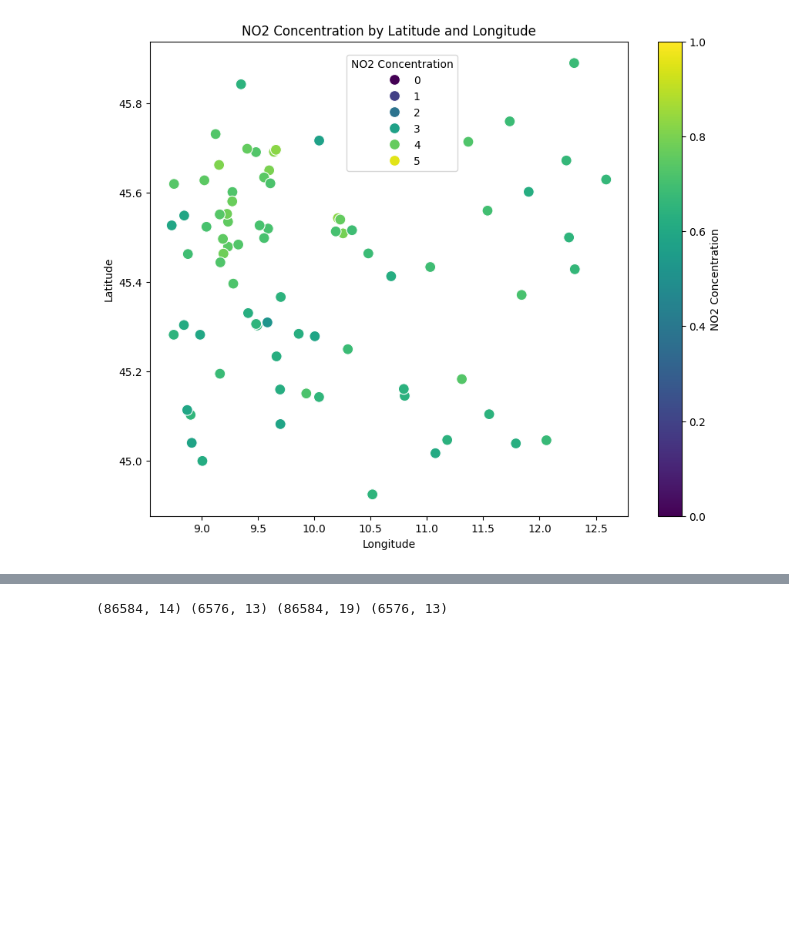
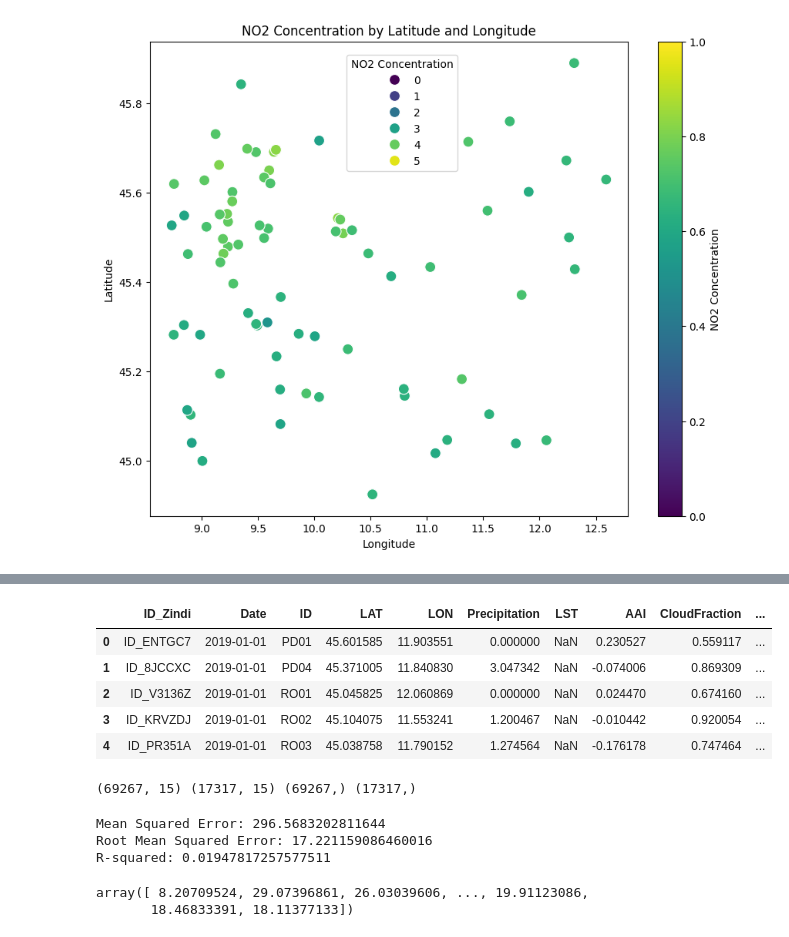
Before and after one commit to Anurag163/GeoAI_Ground_level_NO2_Zindi-, a Jupyter notebook: Pred_Model.ipynb, the cells around one changed output, grey strips where cells are left out. Saved outputs shown, nothing was run; the diff lists cells and outputs as text; code cells hidden in the pictures; blank space fills up the shorter version.

```diff
--- a/Pred_Model.ipynb
+++ b/Pred_Model.ipynb
@@ -1053,5 +1092,59 @@ Check describe for combined_df
 ... (7 outputs left out)
-# %%
-print(train_df.shape,test_df.shape,train_df_model_2_LST_NO2_strat_dff.shape,test_df_model_2.shape)
-# %% [output]
-(86584, 14) (6576, 13) (86584, 19) (6576, 13)
+# %%
+#We still have nulls in multiple columns. But first let's create another model with whatever changes we have done.
+train_df_model_2_LST_NO2_strat_dff.head(5)
+# %% [output]
+|  | ID_Zindi | Date | ID | LAT | LON | Precipitation | LST | AAI | CloudFraction | ... |
+| 0 | ID_ENTGC7 | 2019-01-01 | PD01 | 45.601585 | 11.903551 | 0.000000 | NaN | 0.230527 | 0.559117 | ... |
+| 1 | ID_8JCCXC | 2019-01-01 | PD04 | 45.371005 | 11.840830 | 3.047342 | NaN | -0.074006 | 0.869309 | ... |
+| 2 | ID_V3136Z | 2019-01-01 | RO01 | 45.045825 | 12.060869 | 0.000000 | NaN | 0.024470 | 0.674160 | ... |
+| 3 | ID_KRVZDJ | 2019-01-01 | RO02 | 45.104075 | 11.553241 | 1.200467 | NaN | -0.010442 | 0.920054 | ... |
+| 4 | ID_PR351A | 2019-01-01 | RO03 | 45.038758 | 11.790152 | 1.274564 | NaN | -0.176178 | 0.747464 | ... |
+# %%
+Columns_to_work_with=['cluster_labels_A','cluster_labels_B','cluster_labels_C','cluster_labels_D','cluster_labels_E','cluster_labels_F','cluster_labels_G',
+                      'Precipitation','NO2_strat_log1p','NO2_total','NO2_trop',
+                      'GT_NO2_log1p','LST_log1p','AAI',
+                      'CloudFraction','TropopausePressure']
+
+train_df_model_2_LST_NO2_strat_dff_mod_2=train_df_model_2_LST_NO2_strat_dff[Columns_to_work_with]
+X=train_df_model_2_LST_NO2_strat_dff_mod_2.drop(['GT_NO2_log1p'],axis=1)
+y=train_df_model_2_LST_NO2_strat_dff_mod_2['GT_NO2_log1p']
+
+y_converted_back=np.expm1(y)
+y_org=y
+X=X.fillna(0)
+y=y.fillna(0)
+
+X_train2, X_test2, y_train2, y_test2 = train_test_split(X, y, test_size=0.2, random_state=52)
+print(X_train2.shape, X_test2.shape, y_train2.shape, y_test2.shape)
+y_test2_converted_back=np.expm1(y_test2)
+# %% [output]
+(69267, 15) (17317, 15) (69267,) (17317,)
+# %%
+# Initialize the linear regression model
+model2 = LinearRegression()
+
+# Train the model
+model2.fit(X_train2, y_train2)
+
+# Make predictions on the test set
+y_pred2 = model2.predict(X_test2)
+
+y_pred2_converted_back=np.expm1(y_pred2)
+# Evaluate the model
+mse = mean_squared_error(y_test2_converted_back, y_pred2_converted_back)
+rmse = np.sqrt(mse)
+r2 = r2_score(y_test2_converted_back, y_pred2_converted_back)
+
+print(f'Mean Squared Error: {mse}')
+print(f'Root Mean Squared Error: {rmse}')
+print(f'R-squared: {r2}')
+# %% [output]
+Mean Squared Error: 296.5683202811644
+Root Mean Squared Error: 17.221159086460016
+R-squared: 0.01947817257577511
+# %%
+y_pred2_converted_back
+# %% [output]
+array([ 8.20709524, 29.07396861, 26.03039606, ..., 19.91123086,
+       18.46833391, 18.11377133])
```
Also changed, not shown: parts of 21 cells of this notebook, 12 other files.
